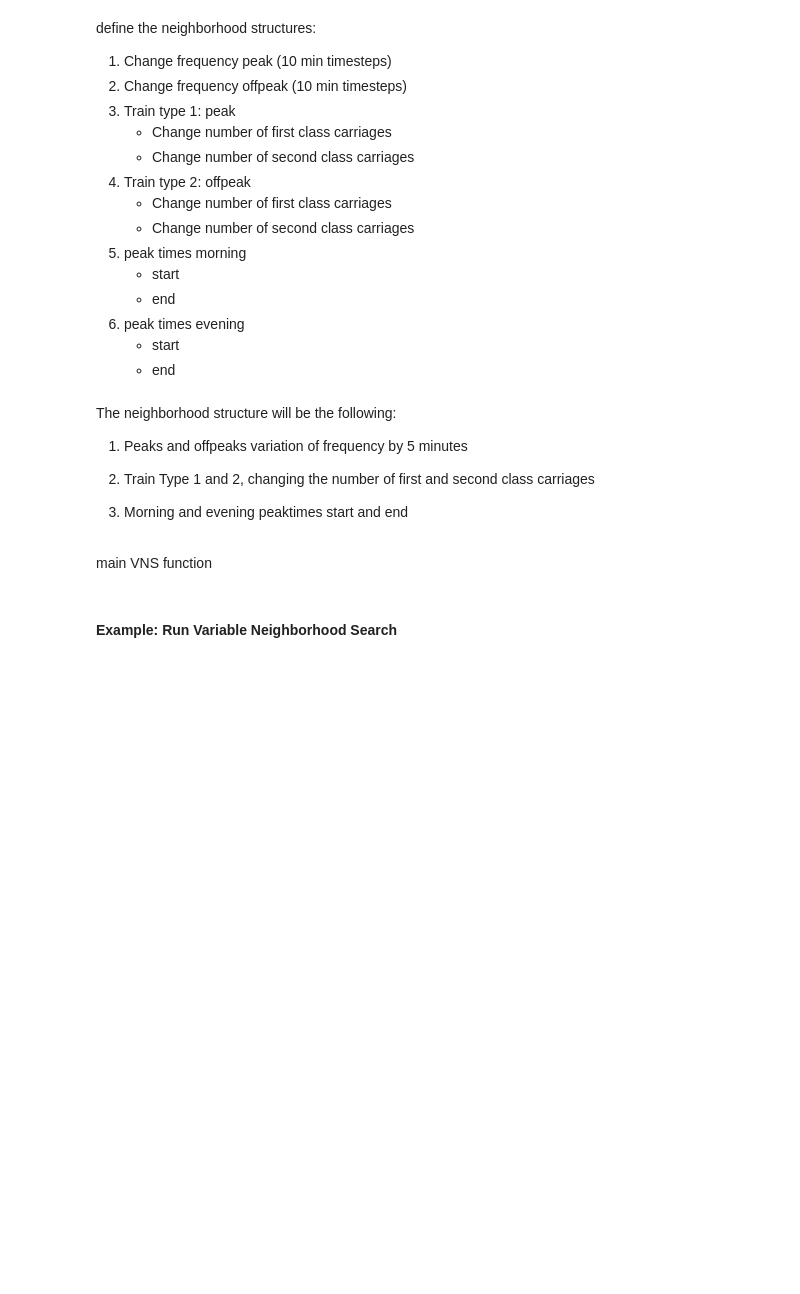
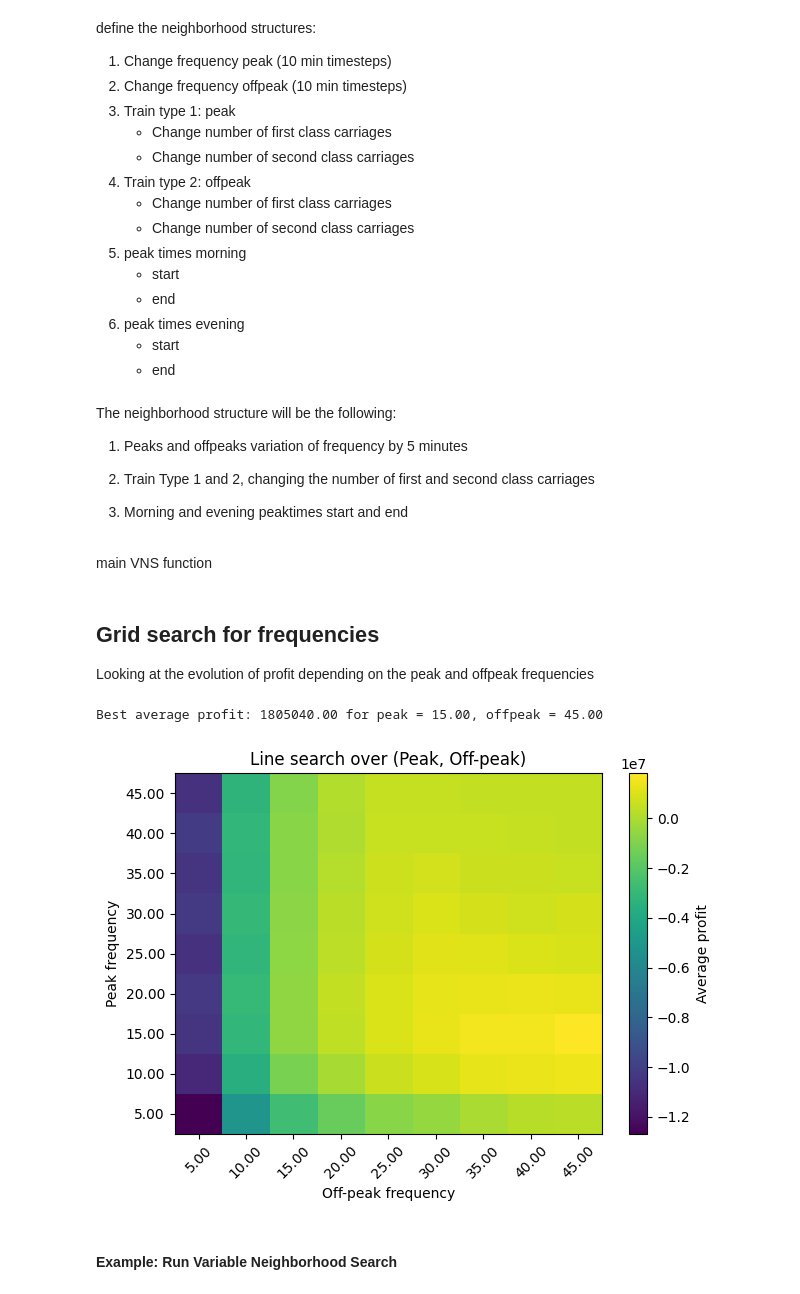
Before and after one commit to Primo909/train-optimization-and-simulation, a Jupyter notebook: main.ipynb, the cells around one changed output. Cells and saved outputs as stored; diff of their text form; code cells hidden in the pictures; blank space fills up the shorter version.

```diff
--- a/main.ipynb
+++ b/main.ipynb
@@ -1469,3 +1475,53 @@ def variable_neighborhood_search(
+# %% [markdown]
+## Grid search for frequencies
+
+Looking at the evolution of profit depending on the peak and offpeak frequencies
+# %%
+peak_freq = np.arange(5, 46, 5)
+offpeak_freq = np.arange(5, 46, 5)
+
+results = np.zeros((len(peak_freq), len(offpeak_freq)))
+
+for i, x in enumerate(peak_freq):
+    for j, y in enumerate(offpeak_freq):
+        current_scenario = Scenario(
+        train_frequency_peak=x,
+        train_frequency_offpeak=y,
+        train_config_1=base_train,
+        train_config_2=base_train,)
+
+        _, value = simulate(
+        seed=6767,
+        scenario=current_scenario,
+        min_runs=10,
+        max_runs=100,
+        rng_size=100000,
+        precision_percent=1.0,
+        antithetic=True,
+        verbose=False,)
+
+        results[i, j] = value['net_profit']['mean']
+
+best_idx = np.unravel_index(np.argmax(results), results.shape)
+best_x = peak_freq[best_idx[0]]
+best_y = offpeak_freq[best_idx[1]]
+best_profit = results[best_idx]
+print(f"Best average profit: {best_profit:.2f} for peak = {best_x:.2f}, offpeak = {best_y:.2f}")
+
+# --- Plot ---
+plt.figure()
+plt.imshow(results, origin="lower", aspect="auto")
+plt.colorbar(label="Average profit")
+plt.xticks(range(len(offpeak_freq)), [f"{y:.2f}" for y in offpeak_freq], rotation=45)
+plt.yticks(range(len(peak_freq)), [f"{x:.2f}" for x in peak_freq])
+plt.xlabel("Off-peak frequency")
+plt.ylabel("Peak frequency")
+plt.title("Line search over (Peak, Off-peak)")
+plt.tight_layout()
+plt.show()
+# %% [output]
+Best average profit: 1805040.00 for peak = 15.00, offpeak = 45.00
+[figure, added]
 # %% [markdown]
 
 #### Example: Run Variable Neighborhood Search
```
Also changed, not shown: parts of 13 cells of this notebook, 2 other files.
